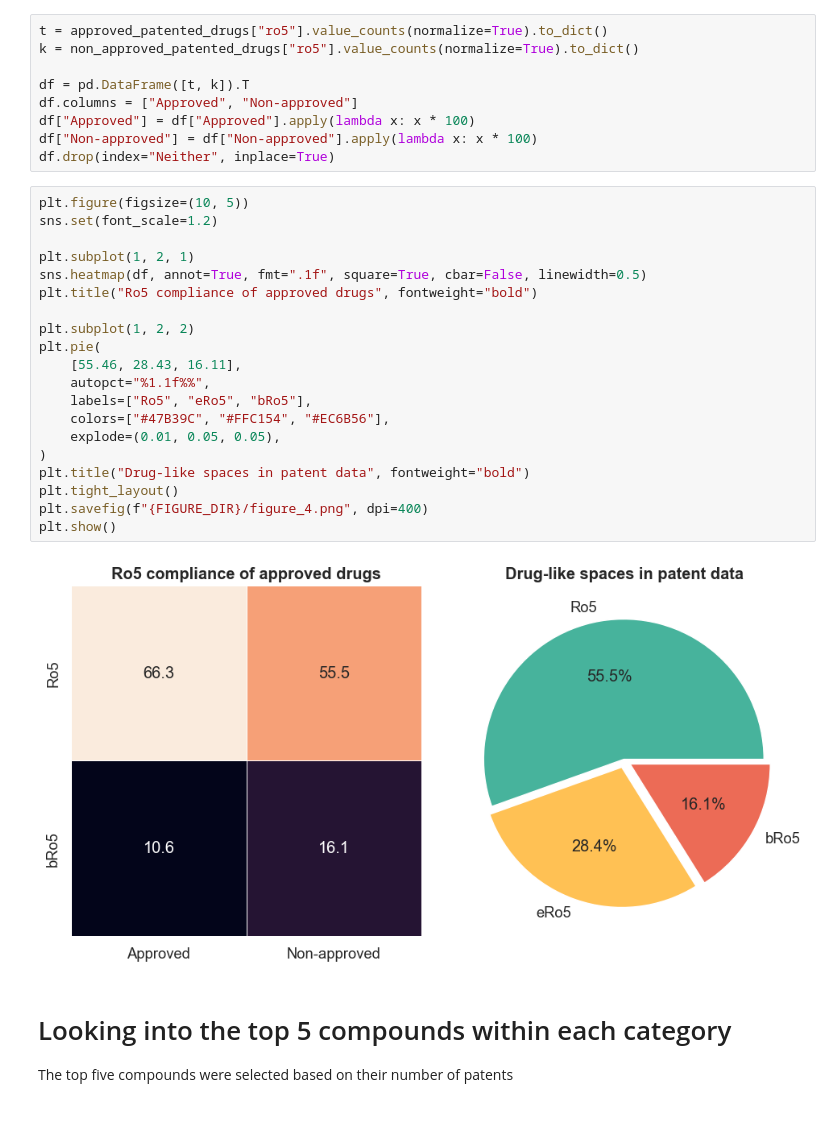
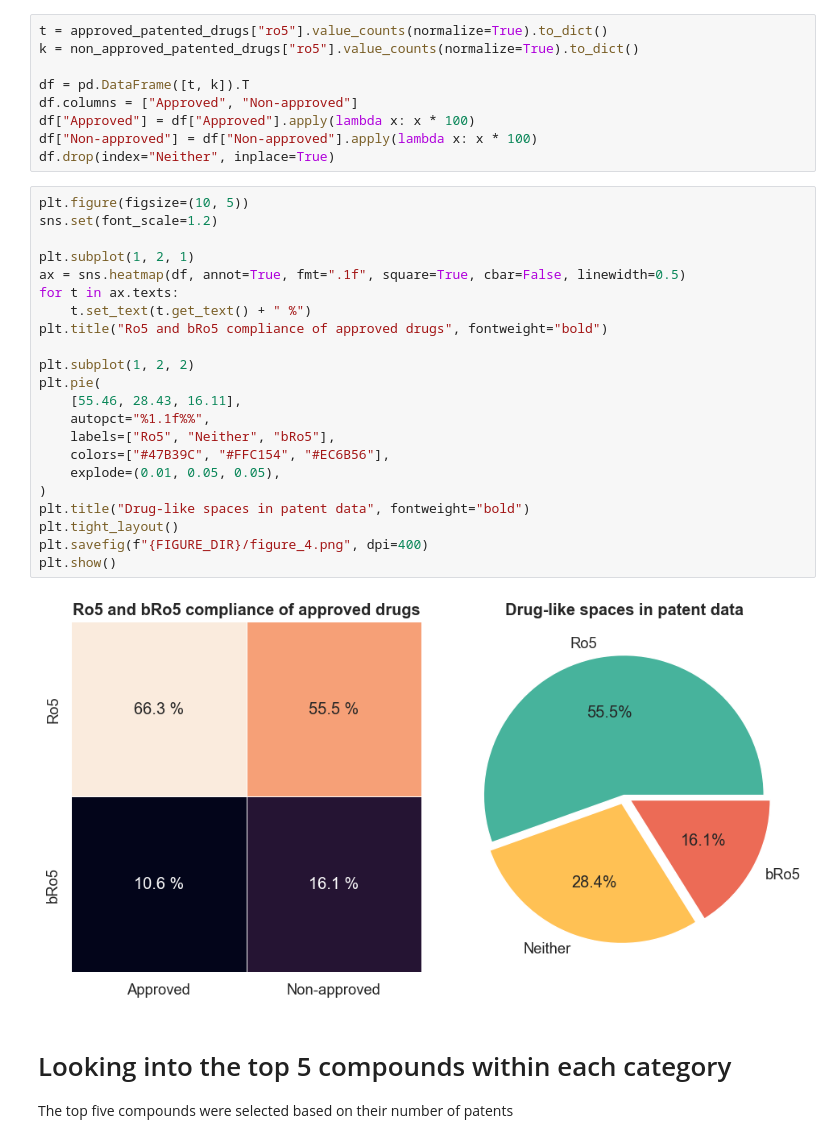
Before and after one commit to Fraunhofer-ITMP/patent-clinical-candidate-characteristics, a Jupyter notebook: notebooks/3_3_1_ro5_overview.ipynb, the cells around one changed output. Cells and saved outputs as stored; diff of their text form.

Commit message:
update ro5 plot

```diff
--- a/notebooks/3_3_1_ro5_overview.ipynb
+++ b/notebooks/3_3_1_ro5_overview.ipynb
@@ -216,25 +215,27 @@ df.drop(index="Neither", inplace=True)
 # %%
 plt.figure(figsize=(10, 5))
 sns.set(font_scale=1.2)
 
 plt.subplot(1, 2, 1)
-sns.heatmap(df, annot=True, fmt=".1f", square=True, cbar=False, linewidth=0.5)
-plt.title("Ro5 compliance of approved drugs", fontweight="bold")
+ax = sns.heatmap(df, annot=True, fmt=".1f", square=True, cbar=False, linewidth=0.5)
+for t in ax.texts:
+    t.set_text(t.get_text() + " %")
+plt.title("Ro5 and bRo5 compliance of approved drugs", fontweight="bold")
 
 plt.subplot(1, 2, 2)
 plt.pie(
     [55.46, 28.43, 16.11],
     autopct="%1.1f%%",
-    labels=["Ro5", "eRo5", "bRo5"],
+    labels=["Ro5", "Neither", "bRo5"],
     colors=["#47B39C", "#FFC154", "#EC6B56"],
     explode=(0.01, 0.05, 0.05),
 )
 plt.title("Drug-like spaces in patent data", fontweight="bold")
 plt.tight_layout()
 plt.savefig(f"{FIGURE_DIR}/figure_4.png", dpi=400)
 plt.show()
 # %% [output]
-[figure, old version]
+[figure, new version]
 # %% [markdown]
 # Looking into the top 5 compounds within each category
 
```
Also changed, not shown: parts of 1 cell of this notebook, 1 other file.
